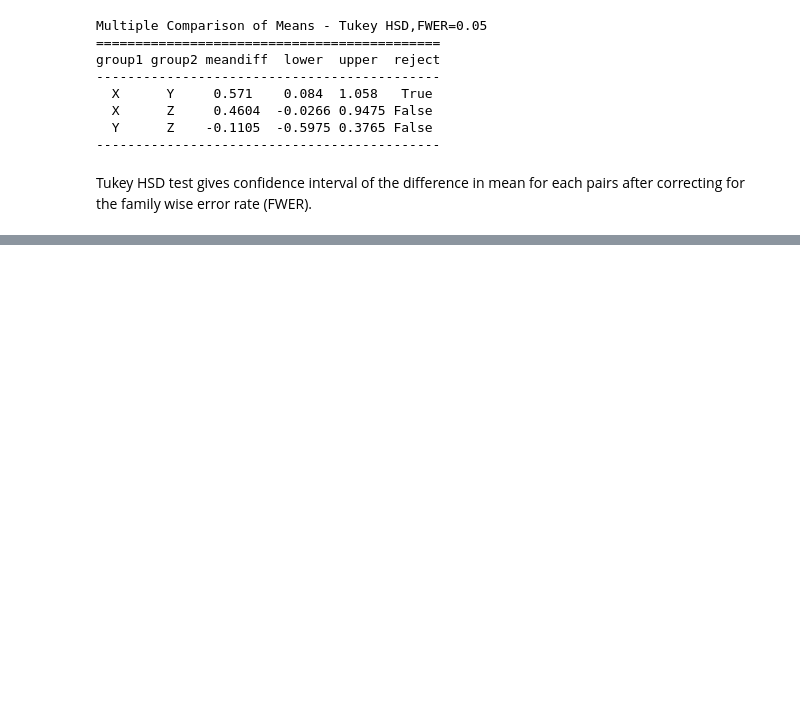
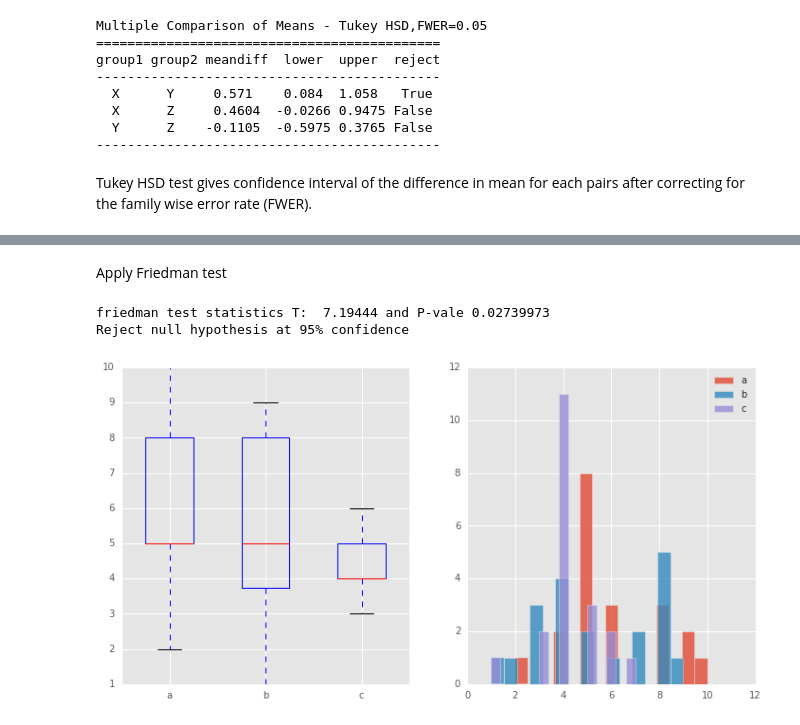
Before and after one commit to chaovite/hypotest, a Jupyter notebook: hypotest_anova.ipynb, the cells around one changed output, grey strips where cells are left out. Cells and saved outputs as stored; diff of their text form; code cells hidden in the pictures; blank space fills up the shorter version.

```diff
--- a/hypotest_anova.ipynb
+++ b/hypotest_anova.ipynb
@@ -358,0 +411,8 @@ Tukey HSD test gives confidence interval of the difference in mean for each pair
+# %% [markdown]
+Apply Friedman test
+# %%
+T, pvalue = plot_dignostics([a,b,c],labels=labels, test='Friedman')
+# %% [output]
+friedman test statistics T:  7.19444 and P-vale 0.02739973
+Reject null hypothesis at 95% confidence
+[figure, added]
```
Also changed, not shown: parts of 14 cells of this notebook.
